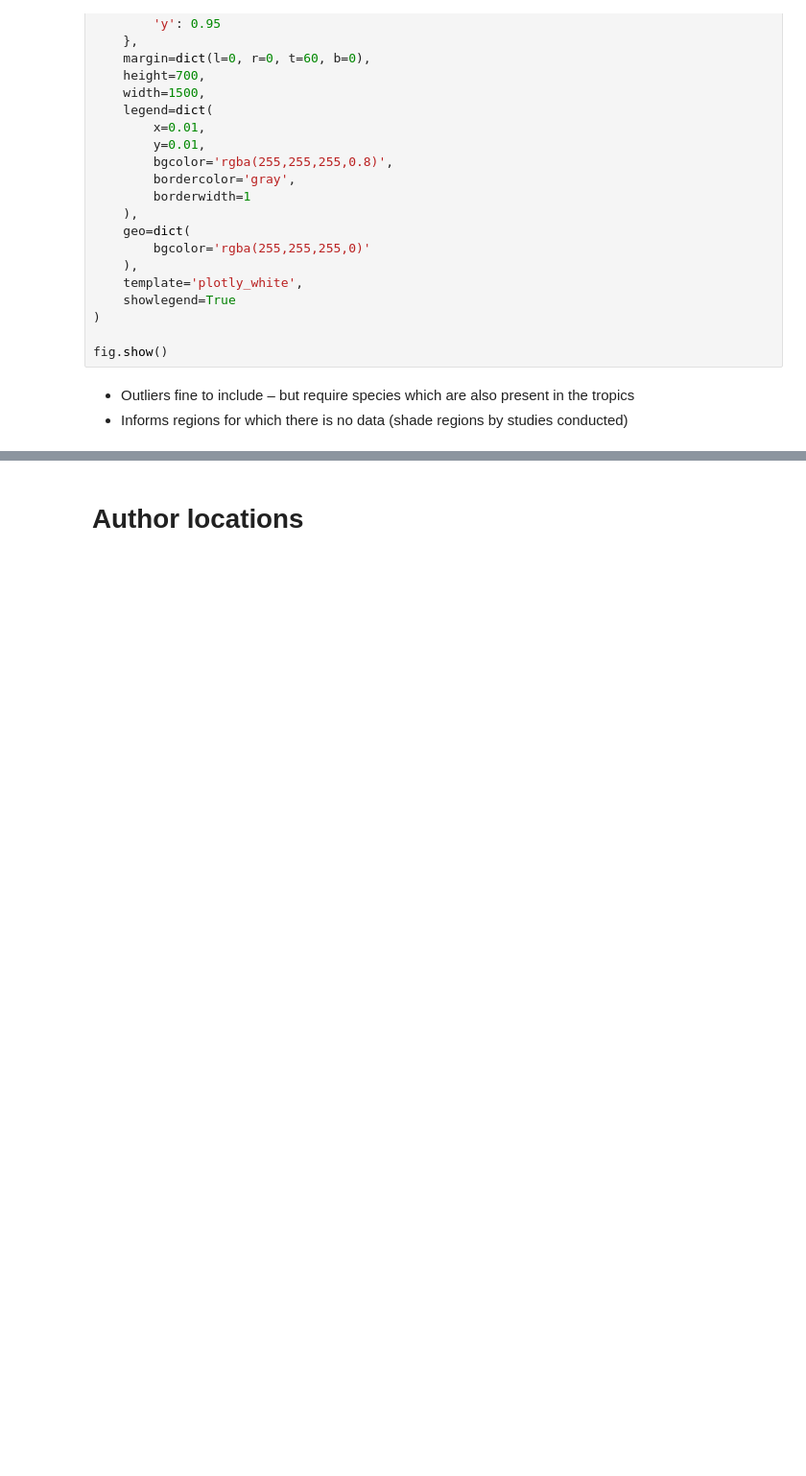
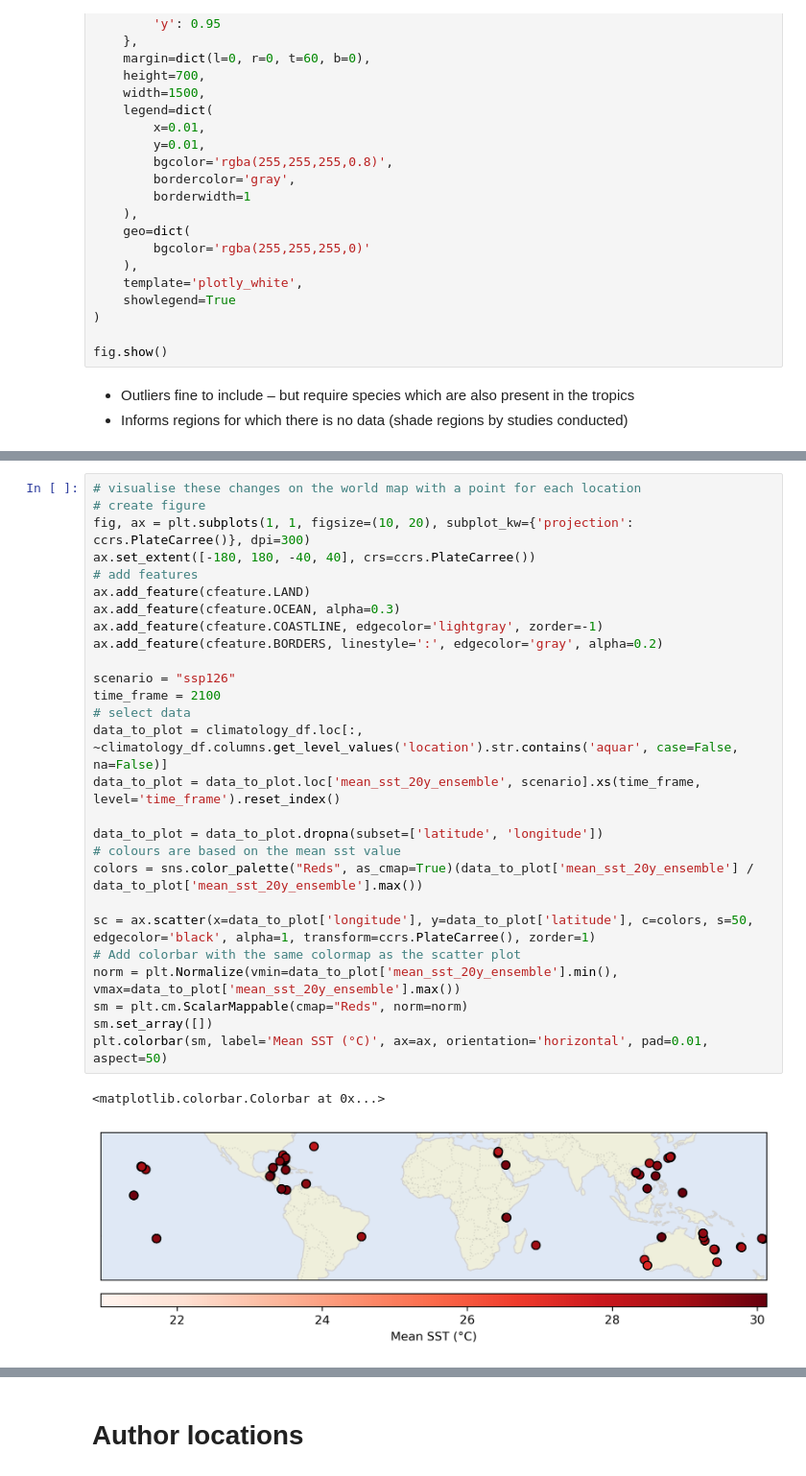
Before and after one commit to orlando-code/calc-rates, a Jupyter notebook: notebooks/locations.ipynb, the cells around one changed output, grey strips where cells are left out. Shown at 96% size. Drawn from its saved outputs; the diff is of its cells as text; blank space fills up the shorter version.

```diff
--- a/notebooks/locations.ipynb
+++ b/notebooks/locations.ipynb
@@ -413,0 +625,30 @@ fig.show()
+# %%
+# visualise these changes on the world map with a point for each location
+# create figure
+fig, ax = plt.subplots(1, 1, figsize=(10, 20), subplot_kw={'projection': ccrs.PlateCarree()}, dpi=300)
+ax.set_extent([-180, 180, -40, 40], crs=ccrs.PlateCarree())
+# add features
+ax.add_feature(cfeature.LAND)
+ax.add_feature(cfeature.OCEAN, alpha=0.3)
+ax.add_feature(cfeature.COASTLINE, edgecolor='lightgray', zorder=-1)
+ax.add_feature(cfeature.BORDERS, linestyle=':', edgecolor='gray', alpha=0.2)
+
+scenario = "ssp126"
+time_frame = 2100
+# select data
+data_to_plot = climatology_df.loc[:, ~climatology_df.columns.get_level_values('location').str.contains('aquar', case=False, na=False)]
+data_to_plot = data_to_plot.loc['mean_sst_20y_ensemble', scenario].xs(time_frame, level='time_frame').reset_index()
+
+data_to_plot = data_to_plot.dropna(subset=['latitude', 'longitude'])
+# colours are based on the mean sst value
+colors = sns.color_palette("Reds", as_cmap=True)(data_to_plot['mean_sst_20y_ensemble'] / data_to_plot['mean_sst_20y_ensemble'].max())
+
+sc = ax.scatter(x=data_to_plot['longitude'], y=data_to_plot['latitude'], c=colors, s=50, edgecolor='black', alpha=1, transform=ccrs.PlateCarree(), zorder=1)
+# Add colorbar with the same colormap as the scatter plot
+norm = plt.Normalize(vmin=data_to_plot['mean_sst_20y_ensemble'].min(), vmax=data_to_plot['mean_sst_20y_ensemble'].max())
+sm = plt.cm.ScalarMappable(cmap="Reds", norm=norm)
+sm.set_array([])
+plt.colorbar(sm, label='Mean SST (°C)', ax=ax, orientation='horizontal', pad=0.01, aspect=50)
+# %% [output]
+<matplotlib.colorbar.Colorbar at 0x...>
+[figure, added]
```
Also changed, not shown: parts of 13 cells of this notebook.
